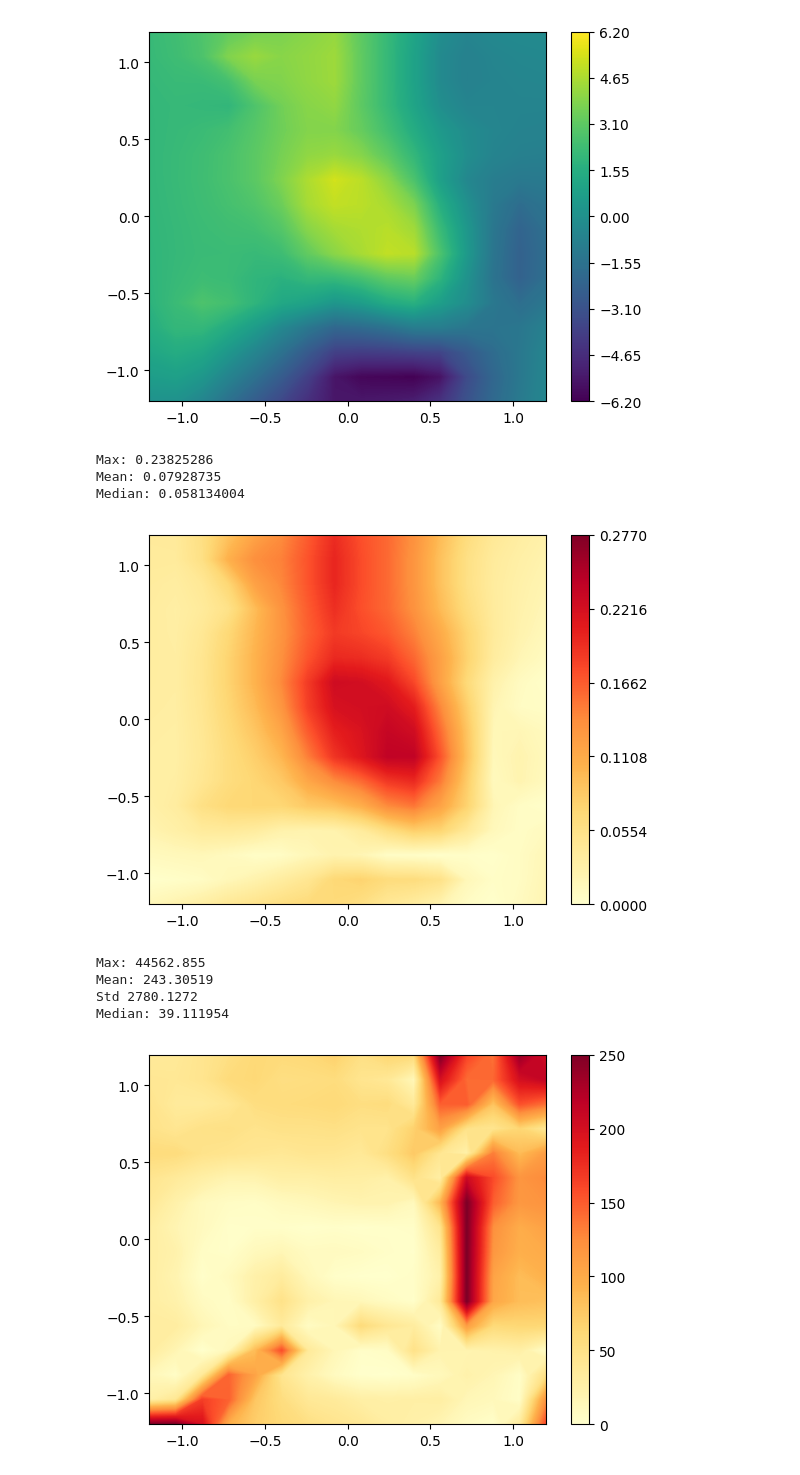
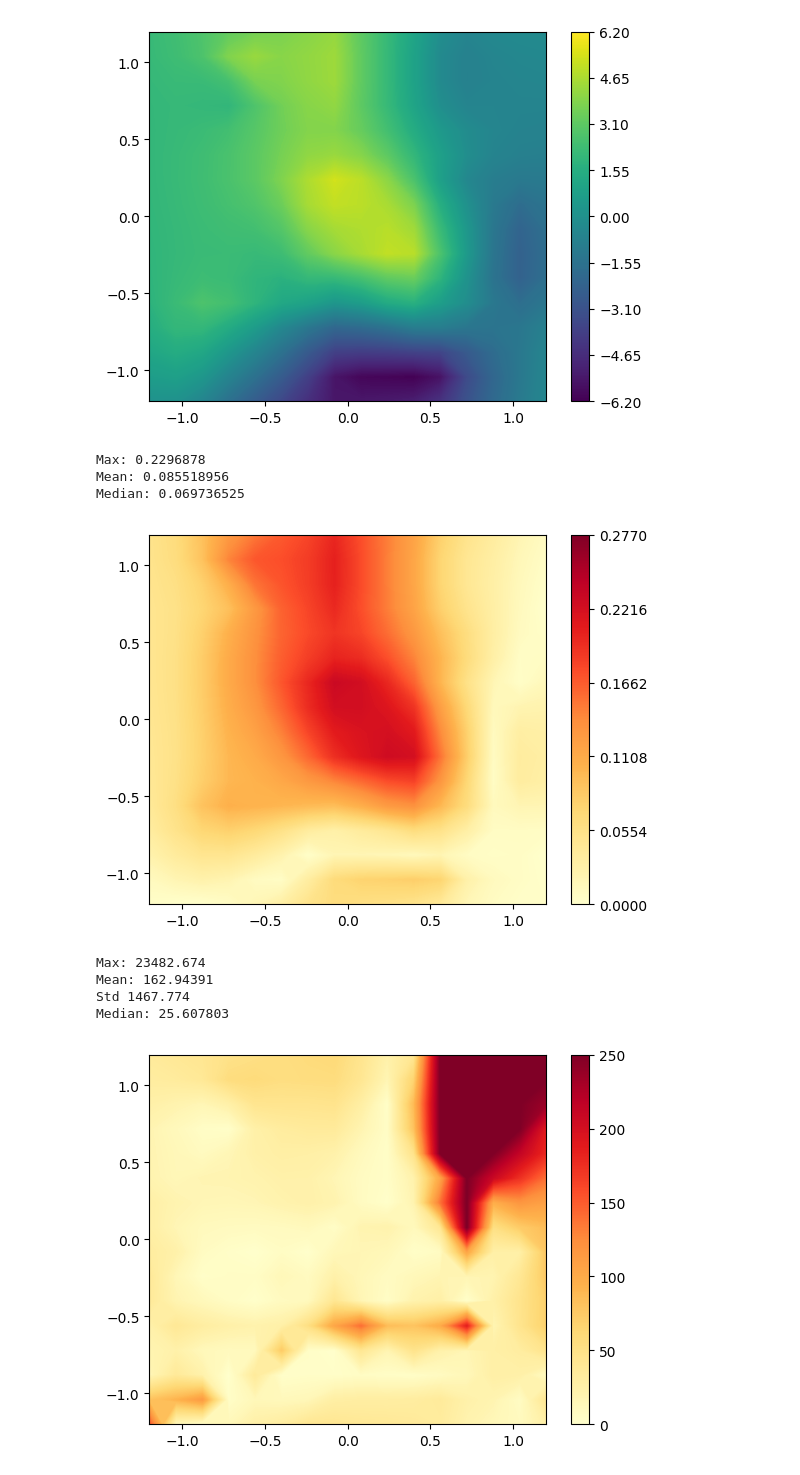
Before and after one commit to cmt-dtu-energy/hypermagnetics, a Jupyter notebook: nbs/fno_Fig6.ipynb, the cells around one changed output. Drawn from its saved outputs; the diff is of its cells as text; code cells hidden in the pictures.

Commit message:
FNO eval: Magent depiction and MAE

```diff
--- a/nbs/fno_Fig6.ipynb
+++ b/nbs/fno_Fig6.ipynb
@@ -50,22 +245,29 @@ def fno_input_converter(
 # %%
-res = 64
+# db_name = "val_eval_large_m_92_1000_1"
+db_name = "eval_large_m_qt_42_10_50"
+# db_name = "eval_large_m_42_10_10"
+figname = "fno_multi"
+
+res = 32
 idx = 1
+plot = False
 
 if res == 128 or res == 64:
     res_out = res // 4
+    fno_res = 128
 else:
-    res_out = 32
+    res_out = res
+    fno_res = 32
 lim = 1.2
 
 datapath = Path.cwd() / ".." / "data"
 figpath = Path.cwd() / ".." / "figs"
-# db_name = "val_eval_large_m_92_1000_1"
-# db_name = "eval_large_m_qt_42_10_50"
-db_name = "eval_large_m_42_10_10"
-figname = "fno_multi"
 
 if file_ext == "eval_single":
-    batch_size = 10
+    if db_name == "val_eval_large_m_92_1000_1":
+        batch_size = 990
+    else:
+        batch_size = 10
     db = h5py.File(datapath / f"{db_name}_fno_{res}.h5", "r")
     input = (
         np.array(db["input"][:batch_size])
@@ -112,13 +314,16 @@ if file_ext == "eval_single":
         )
     db.close()
     print(sources)
+    plots(read_db(datapath / f"{db_name}.h5"), loc=True, edge=True, idx=idx, output="save", prefix=figname)
+
     v_max = np.max(np.abs(np.sqrt(input[idx,0]**2 + input[idx,1]**2)))
     norm = mcolors.Normalize(vmin=-v_max, vmax=v_max)
     for i in range(2):
         contour = plt.scatter(x_grid, y_grid, c=input[idx, i].reshape((res, res)), cmap='magma', s=3, edgecolors='none', norm=norm)
         plt.colorbar(contour)
-        plt.savefig(figpath / f"{figname}_input_{res}_plot_{idx}_{i}.png", dpi=300)
-        # plt.savefig(figpath / f"{figname}_input_{res}_plot_{idx}_{i}.svg", format='svg')
+        if plot:
+            plt.savefig(figpath / f"{figname}_input_{res}_plot_{idx}_{i}.png", dpi=300)
+            # plt.savefig(figpath / f"{figname}_input_{res}_plot_{idx}_{i}.svg", format='svg')
         plt.show()
 else:
     print(sources.shape)
@@ -147,6 +334,6 @@ else:
 # %%
 modelpath = Path.cwd() / ".." / "models" / "fno"
-modelname = "fno_large_m_128_1M"
+modelname = f"fno_large_m_{fno_res}_1M"
 model = FNO.from_checkpoint(save_folder=modelpath, save_name=modelname)
 
 if file_ext == "eval_single":
@@ -209,41 +398,48 @@ abs_err_fno = np.abs(np.array(out)[idx,0]  - t_msp[idx]) / v_max
 print("Max:", np.max(abs_err_fno))
 print("Mean:", np.mean(abs_err_fno))
 print("Median:", np.median(abs_err_fno))
-vmax_rel = v_max * 0.0075
+if db_name == "val_eval_large_m_92_1000_1":
+    vmax_rel = v_max * 0.015
+else:
+    vmax_rel = v_max * 0.0075
 vmin_rel = 0
 
 levels_rel = np.linspace(vmin_rel, vmax_rel, 250)
 contour_rel = plt.contourf(x_grid_out, y_grid_out, abs_err_fno, cmap="YlOrRd", levels=levels_rel)
 cbar = plt.colorbar(contour_rel)
 cbar.set_ticks(np.linspace(vmin_rel, vmax_rel, 6))
-plt.savefig(figpath / f"{figname}_abs_err_{res}_plot_{idx}.png", dpi=300)
+if plot:
+    plt.savefig(figpath / f"{figname}_abs_err_{res}_plot_{idx}.png", dpi=300)
 # %% [output]
-Max: 0.23825286
-Mean: 0.07928735
-Median: 0.058134004
+Max: 0.2296878
+Mean: 0.085518956
+Median: 0.069736525
-[figure, old version]
+[figure, new version]
 # %%
 # Relative Error FNO
 err_fno = ((np.abs(np.array(out)[idx]  - t_msp[idx])) / np.abs(t_msp[idx])) * 100
 print("Max:", np.max(err_fno))
 print("Mean:", np.mean(err_fno))
 print("Std", np.std(err_fno))
 print("Median:", np.median(err_fno))
-vmax_rel = 250
+if db_name == "val_eval_large_m_92_1000_1":
+    vmax_rel = 25
+else:
+    vmax_rel = 250
 vmin_rel = 0
 
 levels_rel = np.linspace(vmin_rel, vmax_rel, 250)
 # norm = mcolors.LogNorm(vmin=vmin_rel, vmax=vmax_rel)
 norm = mcolors.Normalize(vmin=vmin_rel, vmax=vmax_rel)
 contour_rel = plt.contourf(x_grid_out, y_grid_out, np.clip(err_fno, vmin_rel, vmax_rel), cmap="YlOrRd", levels=levels_rel, norm=norm)
 cbar = plt.colorbar(contour_rel)
 cbar.set_ticks(np.linspace(vmin_rel, vmax_rel, 6))
 plt.savefig(figpath / f"{figname}_rel_err_{res}_plot_{idx}.png", dpi=300)
 # %% [output]
-Max: 44562.855
-Mean: 243.30519
-Std 2780.1272
-Median: 39.111954
+Max: 23482.674
+Mean: 162.94391
+Std 1467.774
+Median: 25.607803
-[figure, old version]
+[figure, new version]
 # %%
 # Error full dataset
```
Also changed, not shown: parts of 5 cells of this notebook, 1 other file.
